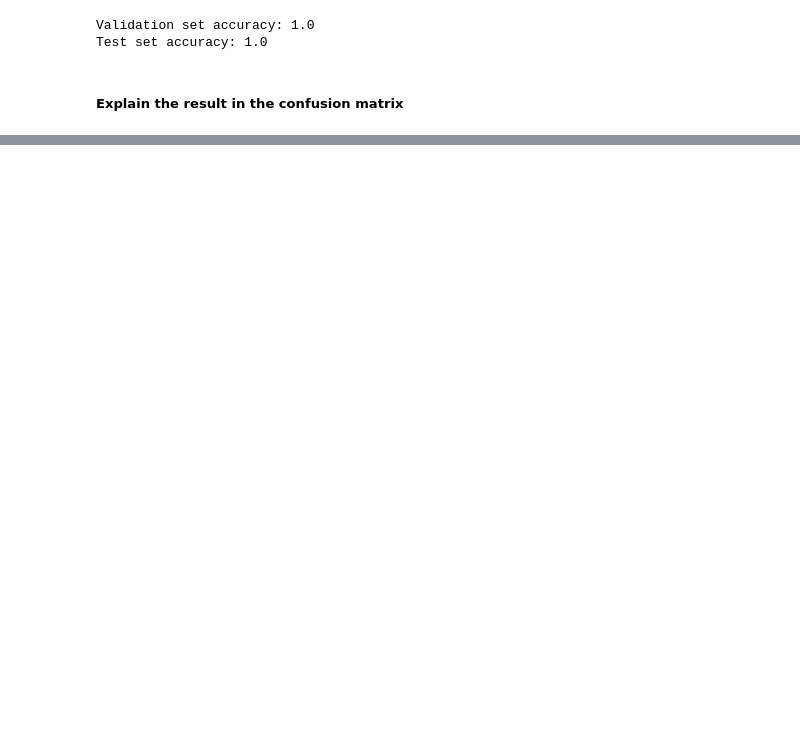
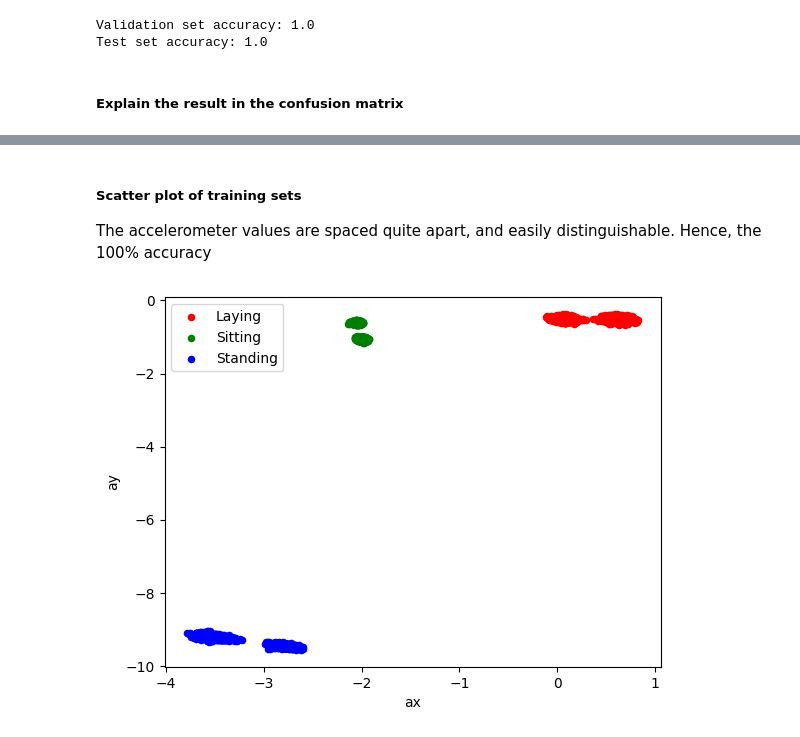
Before and after one commit to sathwikkannam/Machine-Learning-with-Data-Acquisition, a Jupyter notebook: Labs/Lab 2/knn.ipynb, the cells around one changed output, grey strips where cells are left out. Saved outputs shown, nothing was run; the diff lists cells and outputs as text; code cells hidden in the pictures; blank space fills up the shorter version.

```diff
--- a/Labs/Lab 2/knn.ipynb
+++ b/Labs/Lab 2/knn.ipynb
@@ -242,0 +214,9 @@ array([[958,   0,   0],
+# %% [markdown]
+##### Scatter plot of training sets
+The accelerometer values are spaced quite apart, and easily distinguishable. Hence, the 100% accuracy
+# %%
+ax1 = training_sets[0].plot(kind='scatter', x='ax', y='ay', color='r', label='Laying')
+ax2 = training_sets[1].plot(kind='scatter', x='ax', y='ay', color='g', ax=ax1, label='Sitting')
+ax3 = training_sets[2].plot(kind='scatter', x='ax', y='ay', color='b', ax=ax1, label='Standing')
+# %% [output]
+[figure, added]
```
Also changed, not shown: parts of 19 cells of this notebook, 12 other files.
